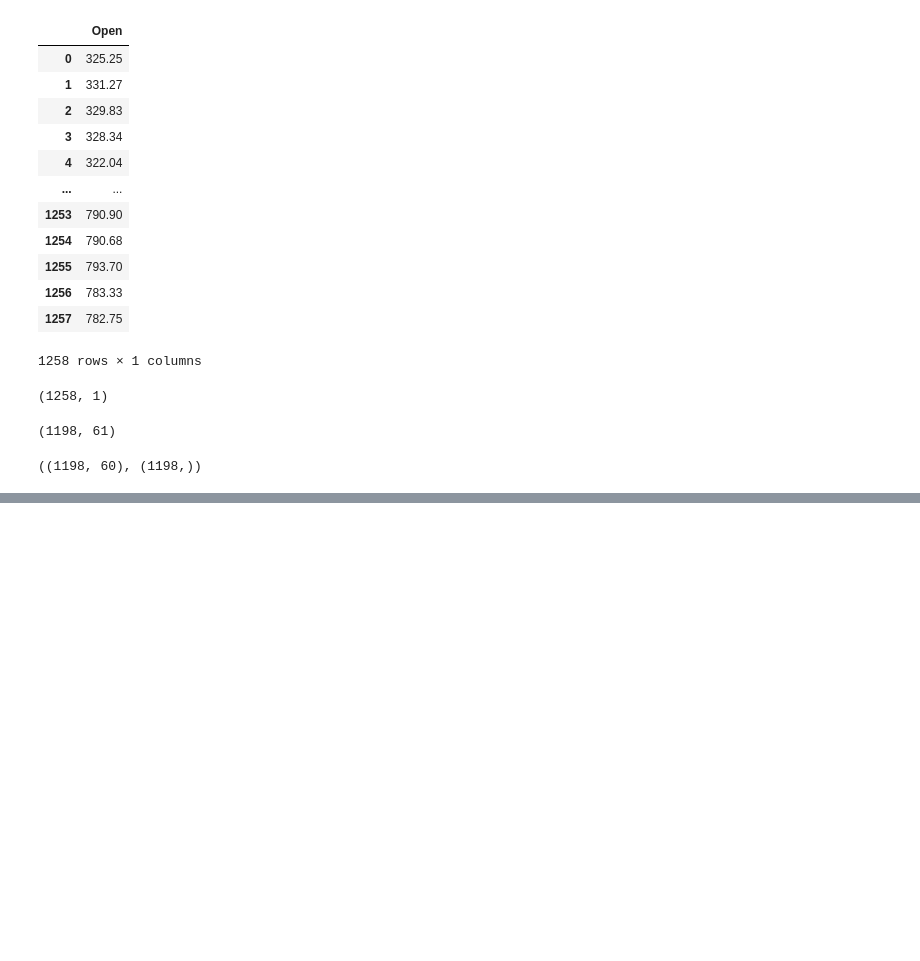
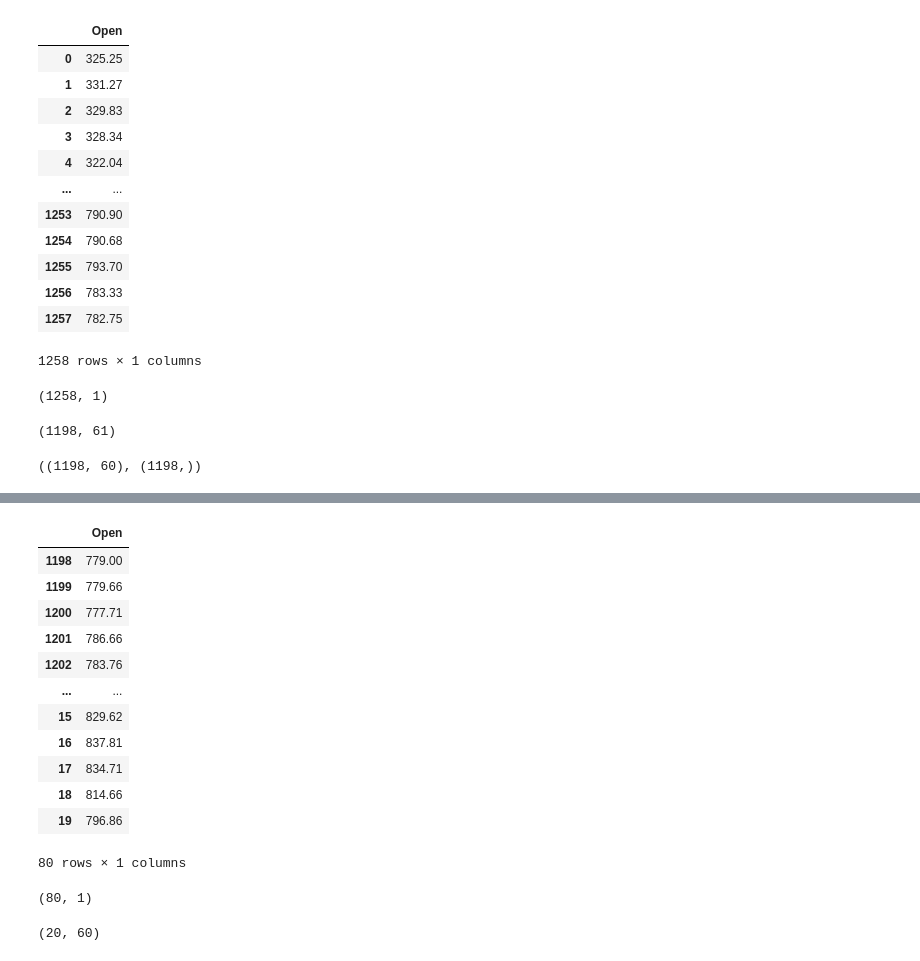
Before and after one commit to MohiniAher4/stocks, a Jupyter notebook: basic.ipynb, the cells around one changed output, grey strips where cells are left out. Saved outputs shown, nothing was run; the diff lists cells and outputs as text; code cells hidden in the pictures; blank space fills up the shorter version.

```diff
--- a/basic.ipynb
+++ b/basic.ipynb
@@ -62,0 +135,16 @@ X_train.shape, y_train.shape
+# %%
+test_data
+# %% [output]
+|  | Open |
+| 1198 | 779.00 |
+| 1199 | 779.66 |
+| 1200 | 777.71 |
+| 1201 | 786.66 |
+| 1202 | 783.76 |
+| ... | ... |
+| 15 | 829.62 |
+| 16 | 837.81 |
+| 17 | 834.71 |
+| 18 | 814.66 |
+| 19 | 796.86 |
+80 rows × 1 columns
@@ -62,0 +153,13 @@ X_train.shape, y_train.shape
+# %%
+test_scaled.shape
+# %% [output]
+(80, 1)
+# %%
+X = []
+for i in range(20):
+    row = test_scaled[i:i+60,0]
+    X.append(row)
+X = np.array(X)
+X.shape
+# %% [output]
+(20, 60)
```
Also changed, not shown: parts of 14 cells of this notebook.
